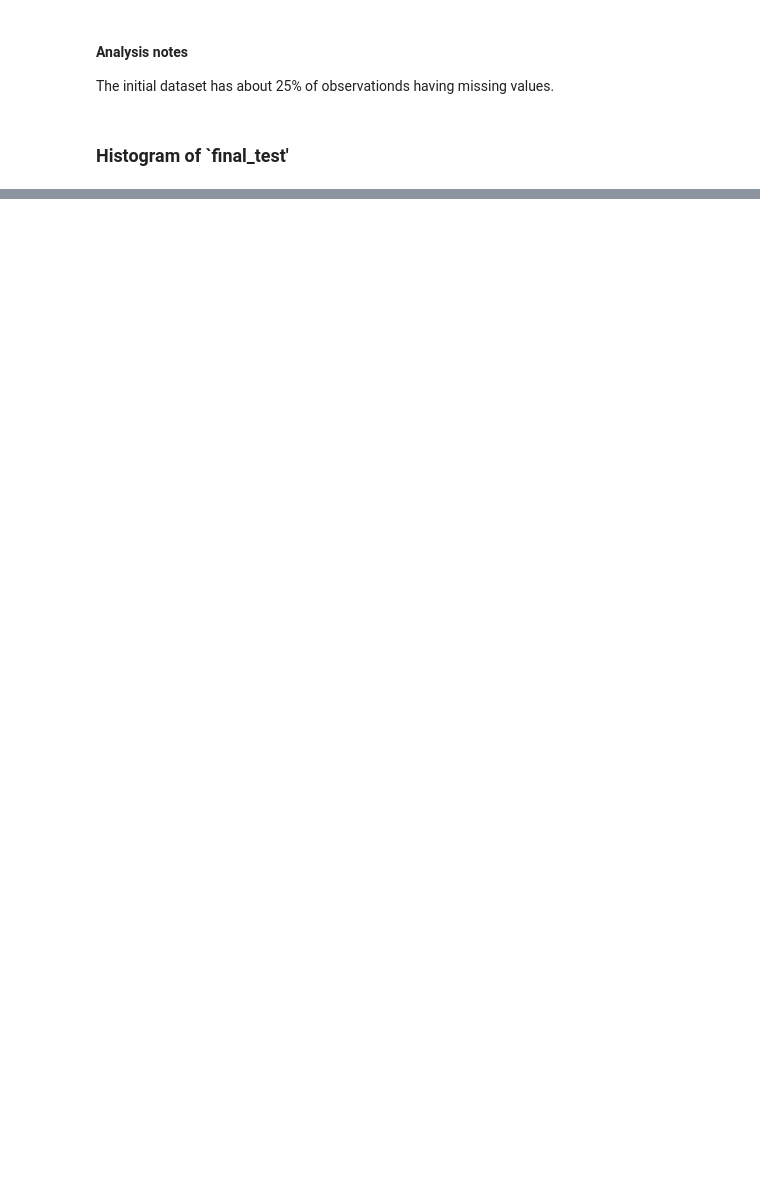
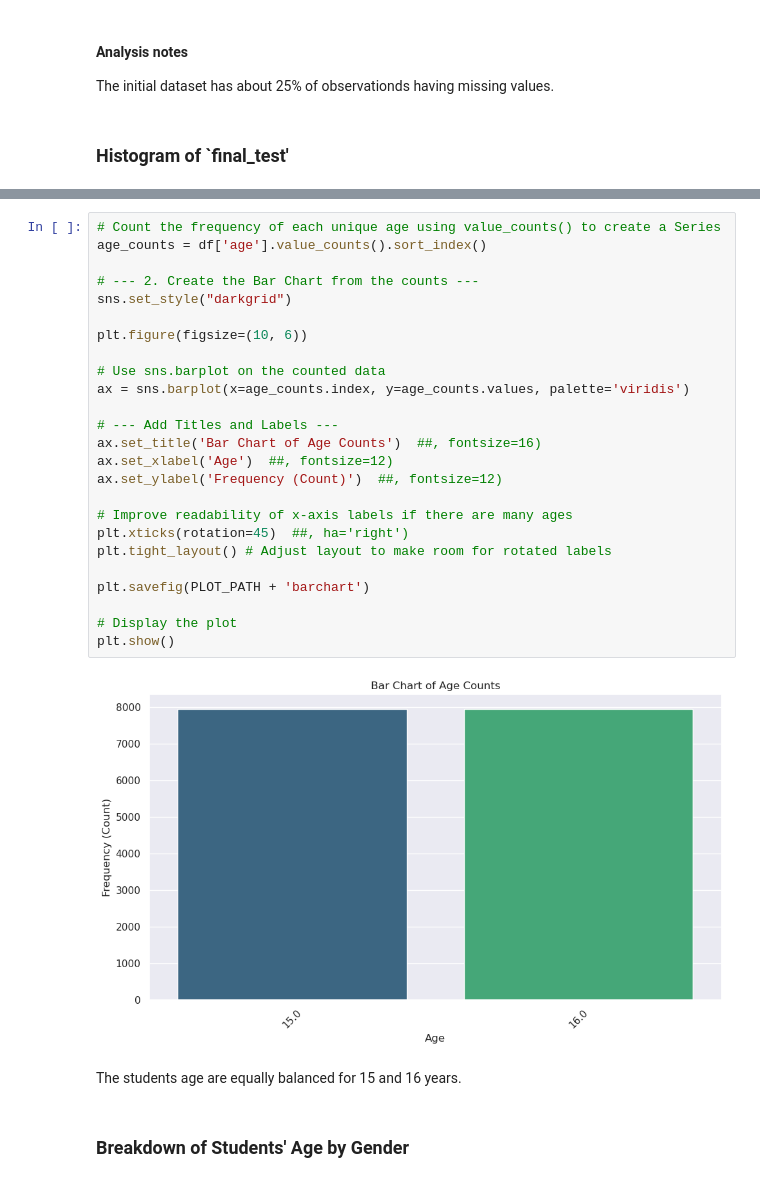
Before and after one commit to dingaroo/aiap_foundation_self_practice, a Jupyter notebook: eda.ipynb, the cells around one changed output, grey strips where cells are left out. Cells and saved outputs as stored; diff of their text form; blank space fills up the shorter version.

```diff
--- a/eda.ipynb
+++ b/eda.ipynb
@@ -522,0 +671,31 @@ plt.show()
+# %%
+# Count the frequency of each unique age using value_counts() to create a Series
+age_counts = df['age'].value_counts().sort_index()
+
+# --- 2. Create the Bar Chart from the counts ---
+sns.set_style("darkgrid")
+
+plt.figure(figsize=(10, 6))
+
+# Use sns.barplot on the counted data
+ax = sns.barplot(x=age_counts.index, y=age_counts.values, palette='viridis')
+
+# --- Add Titles and Labels ---
+ax.set_title('Bar Chart of Age Counts')  ##, fontsize=16)
+ax.set_xlabel('Age')  ##, fontsize=12)
+ax.set_ylabel('Frequency (Count)')  ##, fontsize=12)
+
+# Improve readability of x-axis labels if there are many ages
+plt.xticks(rotation=45)  ##, ha='right')
+plt.tight_layout() # Adjust layout to make room for rotated labels
+
+plt.savefig(PLOT_PATH + 'barchart')
+
+# Display the plot
+plt.show()
+# %% [output]
+[figure, added]
+# %% [markdown]
+The students age are equally balanced for 15 and 16 years.
+# %% [markdown]
+### Breakdown of Students' Age by Gender
```
Also changed, not shown: parts of 25 cells of this notebook, 11 other files.
